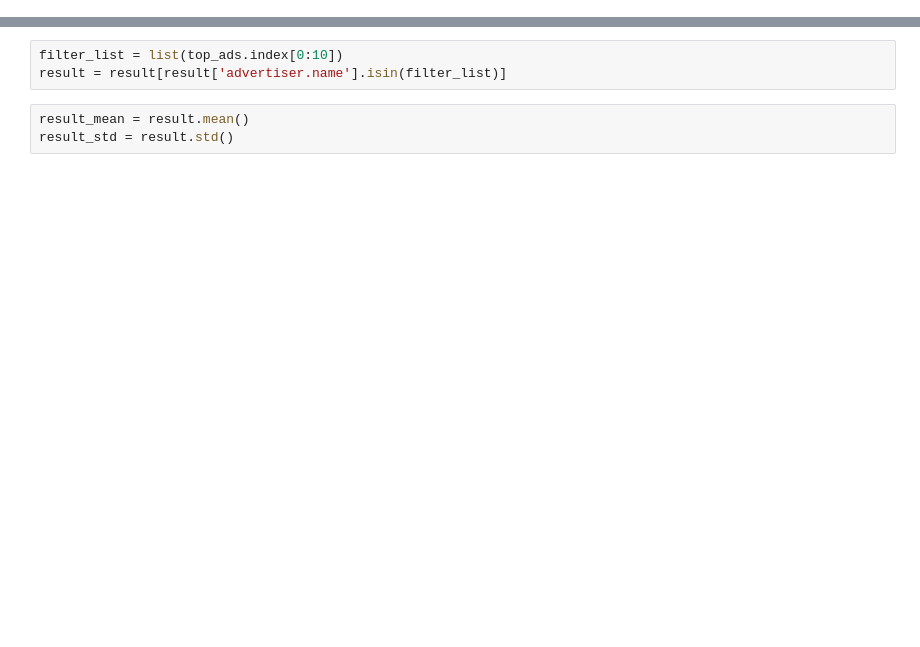
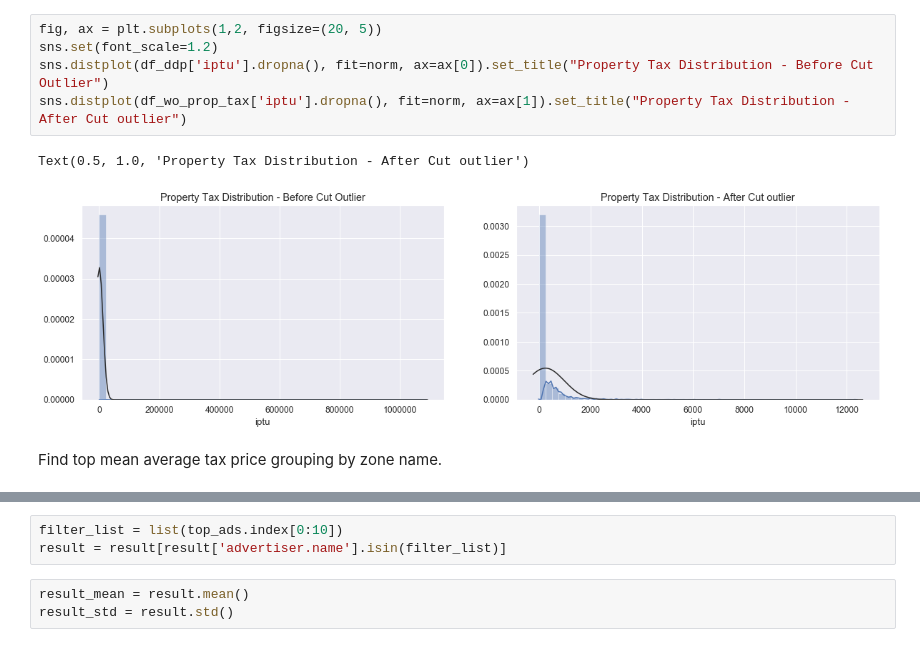
Before and after one commit to nuttheguitar/realties_datasprints, a Jupyter notebook: EDA.ipynb, the cells around one changed output, grey strips where cells are left out. Drawn from its saved outputs; the diff is of its cells as text; blank space fills up the shorter version.

```diff
--- a/EDA.ipynb
+++ b/EDA.ipynb
@@ -169,0 +323,10 @@ top_ads_cat = df_selected.groupby(['advertiser.name'], as_index=False).count()
+# %%
+fig, ax = plt.subplots(1,2, figsize=(20, 5))
+sns.set(font_scale=1.2)
+sns.distplot(df_ddp['iptu'].dropna(), fit=norm, ax=ax[0]).set_title("Property Tax Distribution - Before Cut Outlier")
+sns.distplot(df_wo_prop_tax['iptu'].dropna(), fit=norm, ax=ax[1]).set_title("Property Tax Distribution - After Cut outlier")
+# %% [output]
+Text(0.5, 1.0, 'Property Tax Distribution - After Cut outlier')
+[figure, added]
+# %% [markdown]
+Find top mean average tax price grouping by zone name.
```
Also changed, not shown: parts of 180 cells of this notebook, 7 other files.
